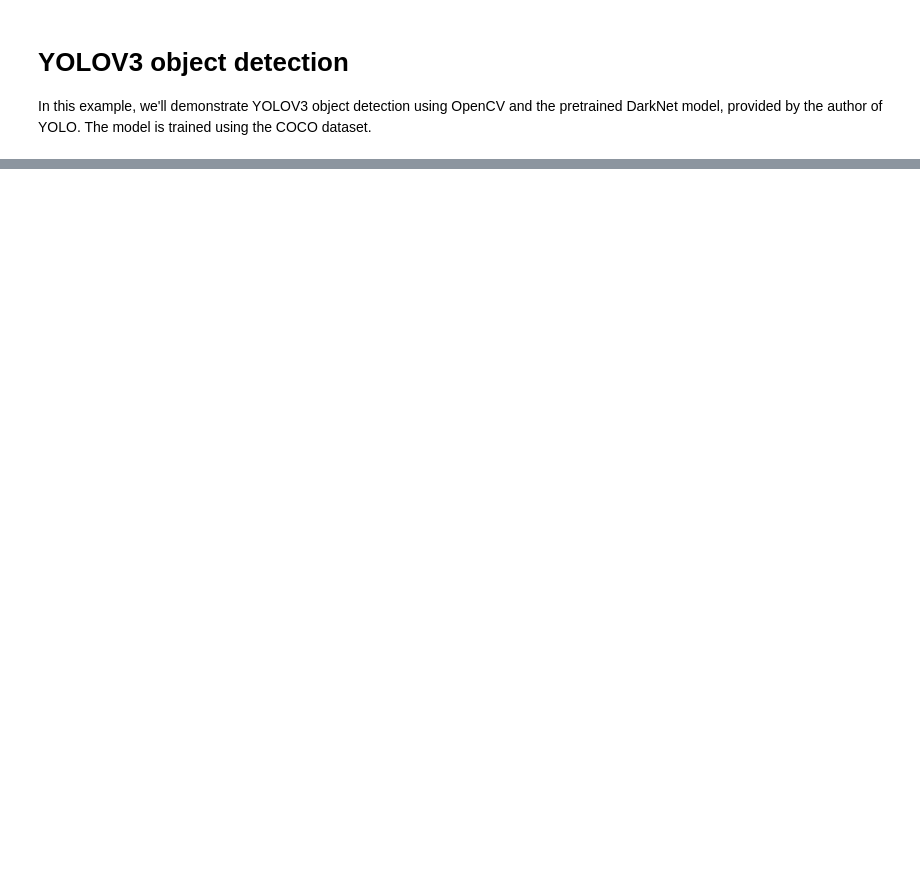
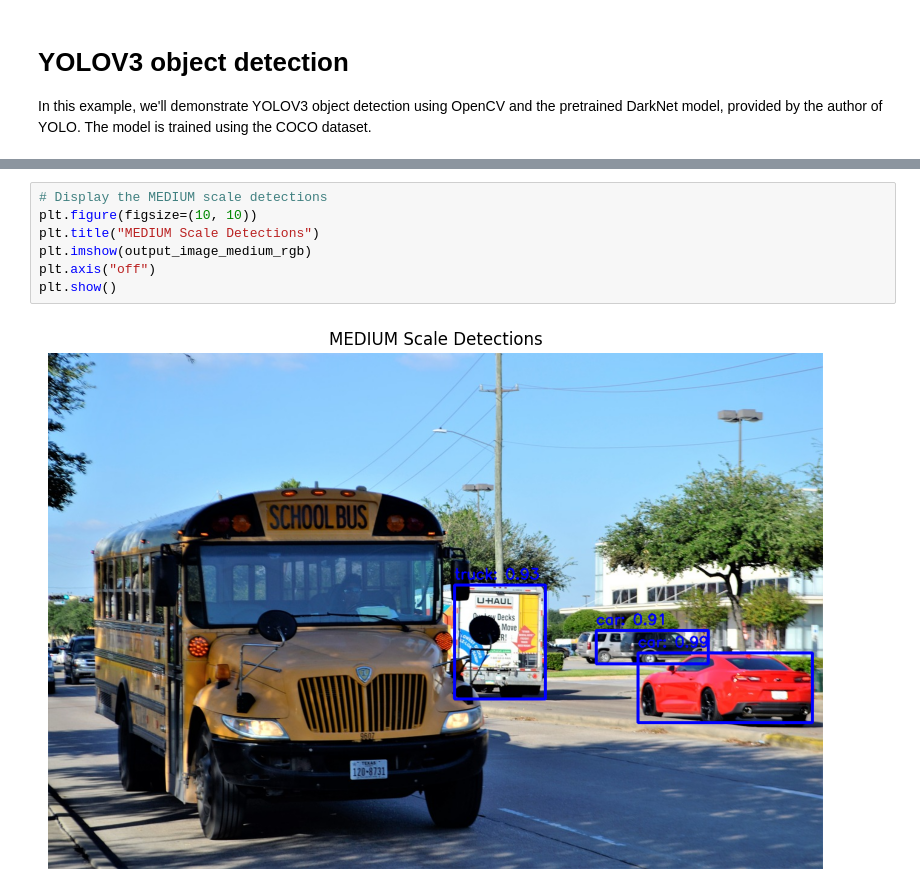
Before and after one commit to ByVictorrr/Advanced-Deep-Learning-with-Python, a Jupyter notebook: chapter4/yolov3.ipynb, the cells around one changed output, grey strips where cells are left out. Saved outputs shown, nothing was run; the diff lists cells and outputs as text; blank space fills up the shorter version.

```diff
--- a/chapter4/yolov3.ipynb
+++ b/chapter4/yolov3.ipynb
@@ -20,0 +288,9 @@ SyntaxError: invalid syntax (85865275.py, line 3)
+# %%
+# Display the MEDIUM scale detections
+plt.figure(figsize=(10, 10))
+plt.title("MEDIUM Scale Detections")
+plt.imshow(output_image_medium_rgb)
+plt.axis("off")
+plt.show()
+# %% [output]
+[figure, added]
```
Also changed, not shown: parts of 35 cells of this notebook, 3 other files.
